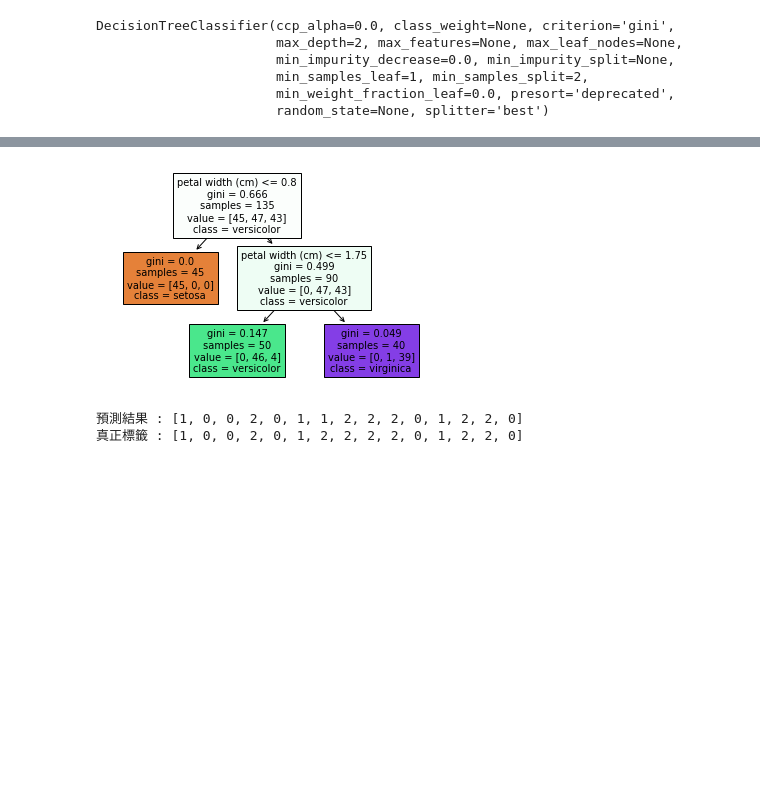
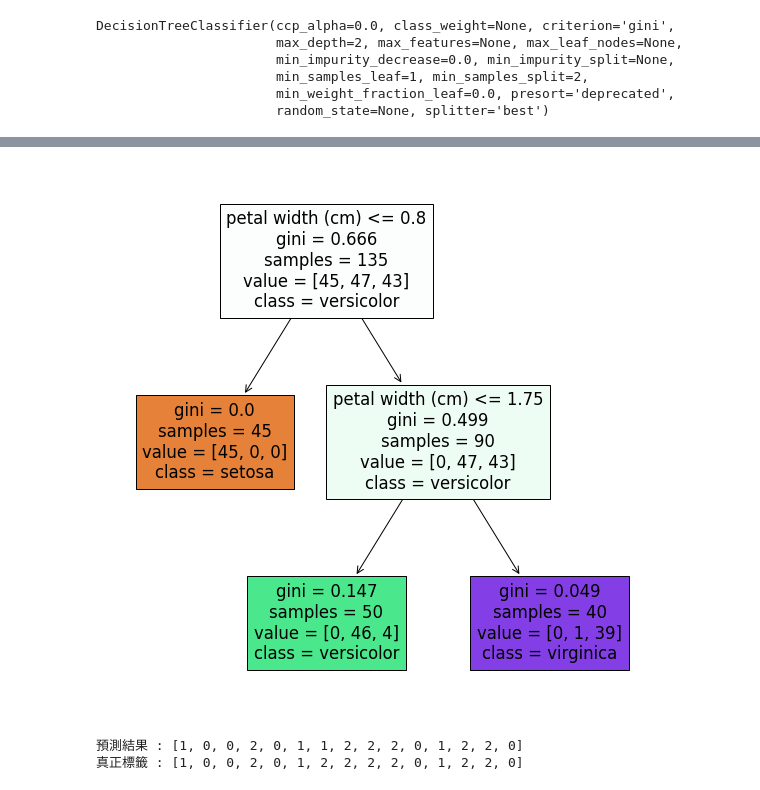
Before and after one commit to kurtlee1984/20210602, a Jupyter notebook: classification_practice.ipynb, the cells around one changed output, grey strips where cells are left out. Saved outputs shown, nothing was run; the diff lists cells and outputs as text; code cells hidden in the pictures; blank space fills up the shorter version.

```diff
--- a/classification_practice.ipynb
+++ b/classification_practice.ipynb
@@ -76,13 +76,14 @@ graph
 # %%
 from sklearn.tree import plot_tree
 import matplotlib.pyplot as plt
+plt.figure(figsize=(10, 10))
 g = plot_tree(clf,
               feature_names=iris_data["feature_names"],
               class_names=iris_data["target_names"],
               filled = True)
 # plt.show
 # %% [output]
-[figure, old version]
+[figure, new version]
 # %%
 pre = clf.predict(x_test)
 print("預測結果 :", list(pre))
```
